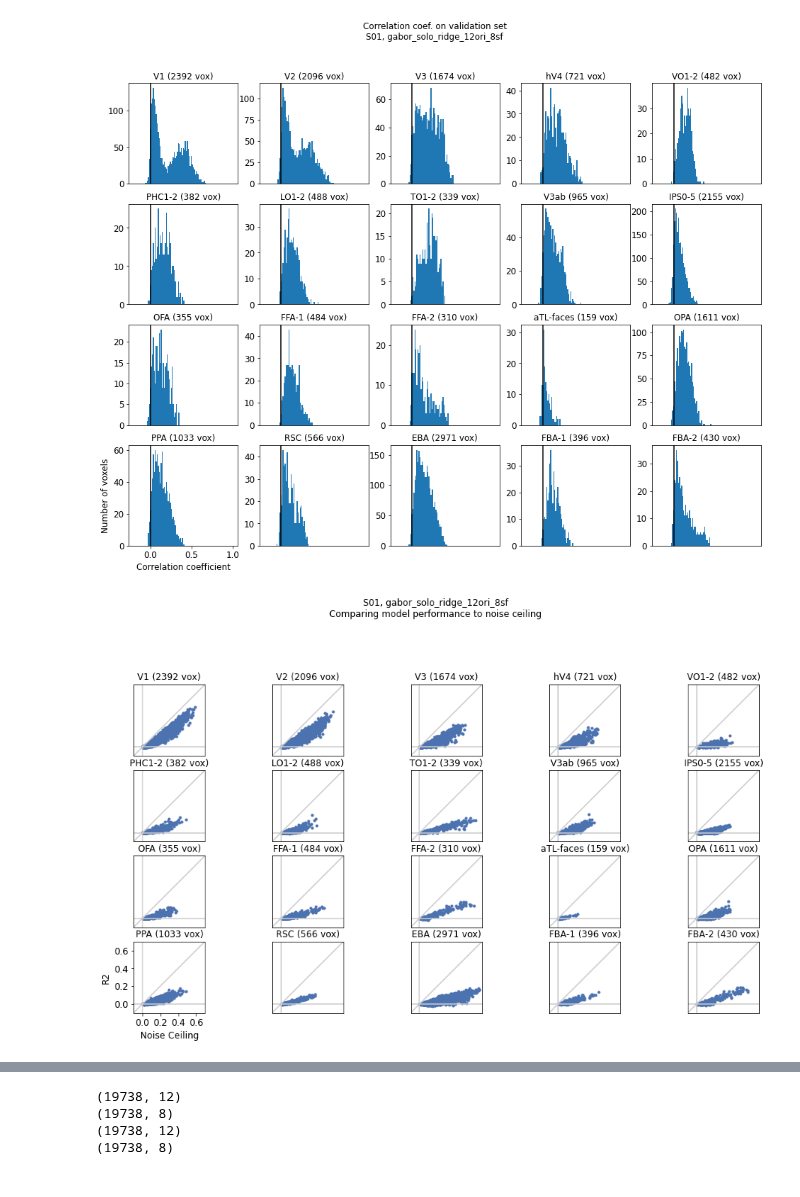
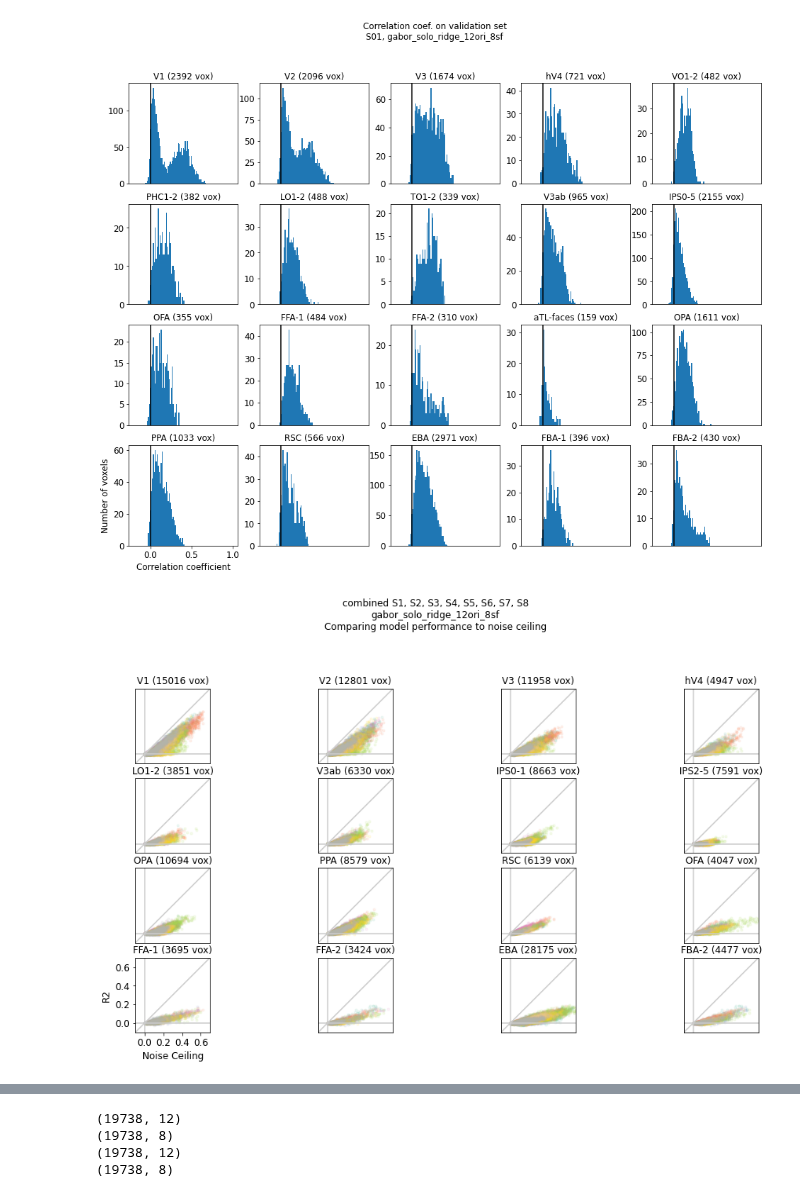
Before and after one commit to mmhenderson/modfit, a Jupyter notebook: notebooks/plot_encoding_model_fits/plot_gabor_model.ipynb, the cells around one changed output, grey strips where cells are left out. Cells and saved outputs as stored; diff of their text form; code cells hidden in the pictures.

```diff
--- a/notebooks/plot_encoding_model_fits/plot_gabor_model.ipynb
+++ b/notebooks/plot_encoding_model_fits/plot_gabor_model.ipynb
@@ -10,19 +10,18 @@ plot_utils.set_all_font_sizes(12)
 from utils import roi_utils, default_paths, stats_utils
 # %%
 # Load results of the fitting procedure
+subjects = np.arange(1,9)
+n_subjects = len(subjects)
 
-subject = 1
-volume_space=True
-# fitting_type = 'gabor_solo_ridge_4ori_4sf'
 fitting_type = 'gabor_solo_ridge_12ori_8sf'
-# fitting_type = 'gabor_solo_ridge_12ori_8sf_SHUFFLEIMAGES'
+out = [load_fits.load_fit_results(subject=ss, fitting_type=fitting_type, n_from_end=0, \
+                                  verbose=True) \
+       for ss in subjects]
+fig_save_folder=None
 
-out = load_fits.load_fit_results(subject, fitting_type, n_from_end=0, verbose=True);
-load_fits.print_output_summary(out)
-
-roi_def = roi_utils.nsd_roi_def(subject,verbose=False)
-skip_inds = [10,11,15,23]
-fig_save_folder = None
+skip_inds = [4,5,7,11,12, 19,20, 22, 24]
+roi_def = roi_utils.multi_subject_roi_def(subjects, skip_areas=skip_inds)
+roi_names =roi_def.roi_names
 # %% [output]
 loading from /user_data/mmhender/imStat/model_fits/S01/gabor_solo_ridge_12ori_8sf/Feb-05-2022_2056_56/all_fit_params.npy
 
@@ -64,7 +67,7 @@ summary_plots.plot_cc_each_roi(fitting_type, out, roi_def=roi_def, skip_inds=ski
 # %% [output]
 [figure]
 # %%
-summary_plots.plot_r2_vs_nc(fitting_type,out, roi_def=roi_def, skip_inds=skip_inds, \
+summary_plots.plot_r2_vs_nc(fitting_type,out, roi_def=roi_def,\
                             fig_save_folder=fig_save_folder)
 # %% [output]
-[figure, old version]
+[figure, new version]
```
Also changed, not shown: parts of 7 cells of this notebook, 15 other files.
